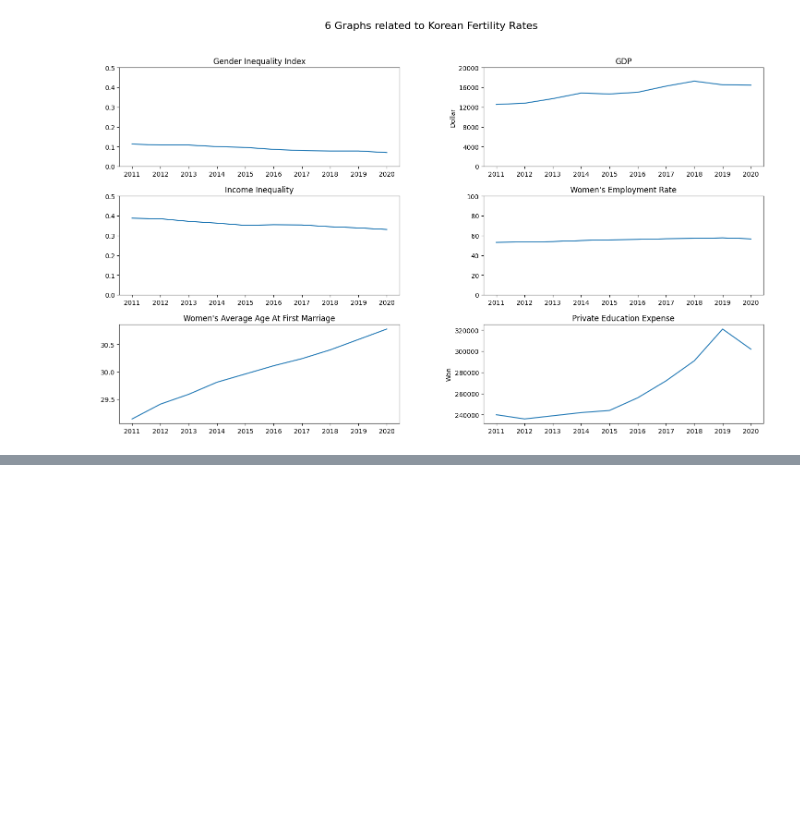
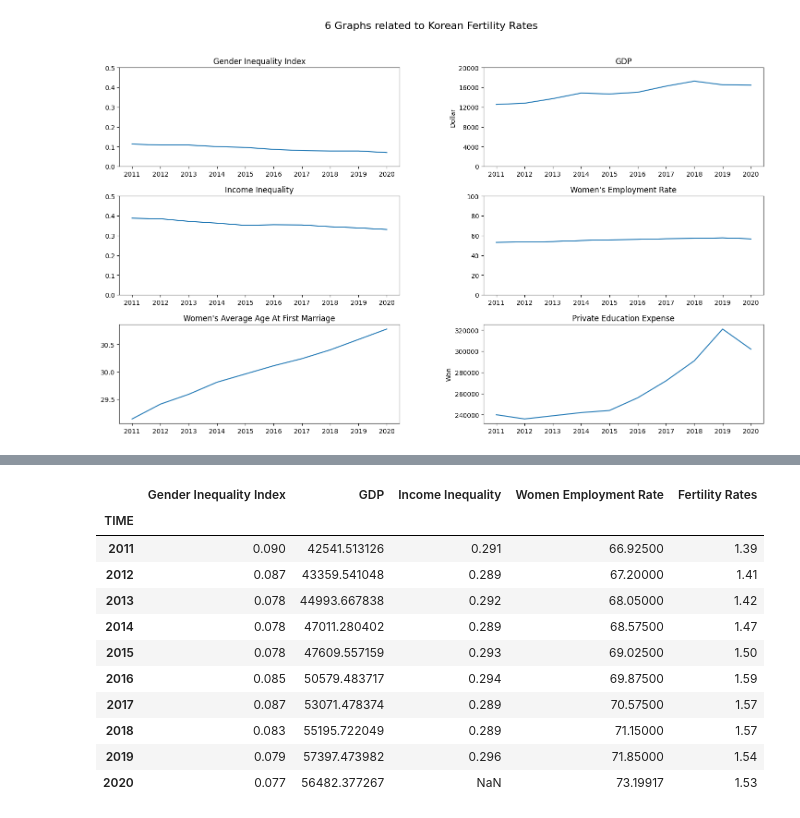
Before and after one commit to ikkjun/Declining_Fertility_Rates, a Jupyter notebook: Declining_Fertility_Rates.ipynb, the cells around one changed output, grey strips where cells are left out. Saved outputs shown, nothing was run; the diff lists cells and outputs as text; code cells hidden in the pictures; blank space fills up the shorter version.

```diff
--- a/Declining_Fertility_Rates.ipynb
+++ b/Declining_Fertility_Rates.ipynb
@@ -367,0 +437,17 @@ plt.show()
+# %%
+df_ger_11_20 = df_ger.set_index('TIME')
+df_ger_11_20 = df_ger_11_20.loc[2011:2020]
+df_ger_11_20
+# %% [output]
+|  | Gender Inequality Index | GDP | Income Inequality | Women Employment Rate | Fertility Rates |
+| TIME |  |  |  |  |  |
+| 2011 | 0.090 | 42541.513126 | 0.291 | 66.92500 | 1.39 |
+| 2012 | 0.087 | 43359.541048 | 0.289 | 67.20000 | 1.41 |
+| 2013 | 0.078 | 44993.667838 | 0.292 | 68.05000 | 1.42 |
+| 2014 | 0.078 | 47011.280402 | 0.289 | 68.57500 | 1.47 |
+| 2015 | 0.078 | 47609.557159 | 0.293 | 69.02500 | 1.50 |
+| 2016 | 0.085 | 50579.483717 | 0.294 | 69.87500 | 1.59 |
+| 2017 | 0.087 | 53071.478374 | 0.289 | 70.57500 | 1.57 |
+| 2018 | 0.083 | 55195.722049 | 0.289 | 71.15000 | 1.57 |
+| 2019 | 0.079 | 57397.473982 | 0.296 | 71.85000 | 1.54 |
+| 2020 | 0.077 | 56482.377267 | NaN | 73.19917 | 1.53 |
```
Also changed, not shown: parts of 14 cells of this notebook.
